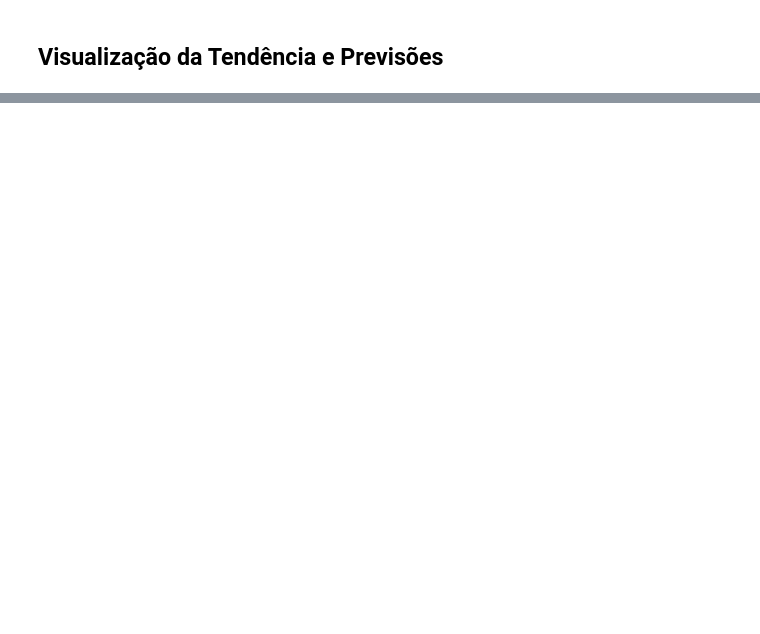
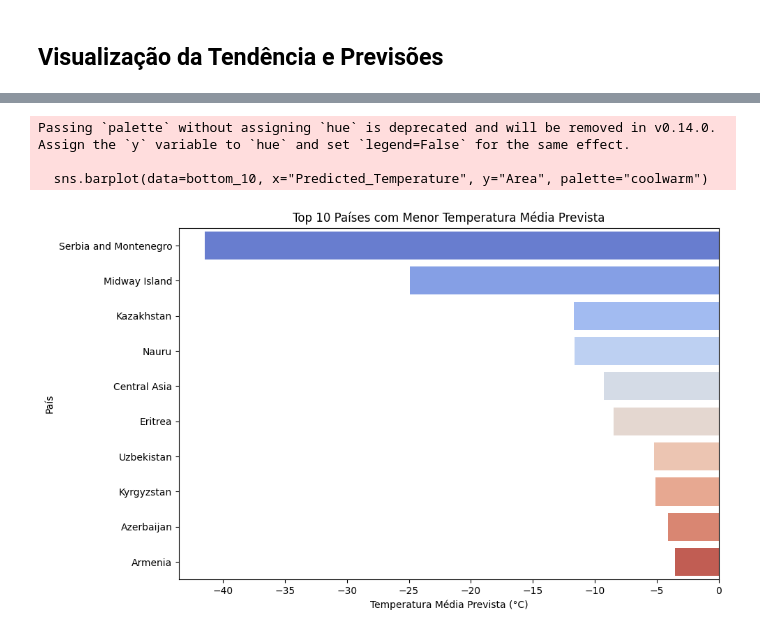
Before and after one commit to xXeverton/Introducao-ciencia-de-dados, a Jupyter notebook: notebooks/predicao_temperatura_ml.ipynb, the cells around one changed output, grey strips where cells are left out. Drawn from its saved outputs; the diff is of its cells as text; code cells hidden in the pictures; blank space fills up the shorter version.

```diff
--- a/notebooks/predicao_temperatura_ml.ipynb
+++ b/notebooks/predicao_temperatura_ml.ipynb
@@ -88,0 +282,27 @@ plt.show()
+# %%
+import matplotlib.pyplot as plt
+import seaborn as sns
+
+# Agrupar por Área e calcular média da temperatura prevista
+media_por_area = df_previsoes.groupby("Area")["Predicted_Temperature"].mean().reset_index()
+
+# Ordenar do menor para o maior
+media_por_area = media_por_area.sort_values(by="Predicted_Temperature", ascending=True)
+
+# Selecionar os 10 menores
+bottom_10 = media_por_area.head(10)
+
+# Plotar gráfico de barras
+plt.figure(figsize=(10, 6))
+sns.barplot(data=bottom_10, x="Predicted_Temperature", y="Area", palette="coolwarm")
+
+plt.title("Top 10 Países com Menor Temperatura Média Prevista")
+plt.xlabel("Temperatura Média Prevista (°C)")
+plt.ylabel("País")
+plt.tight_layout()
+plt.show()
+# %% [output]
+Passing `palette` without assigning `hue` is deprecated and will be removed in v0.14.0. Assign the `y` variable to `hue` and set `legend=False` for the same effect.
+
+  sns.barplot(data=bottom_10, x="Predicted_Temperature", y="Area", palette="coolwarm")
+[figure, added]
```
Also changed, not shown: parts of 11 cells of this notebook, 2 other files.
